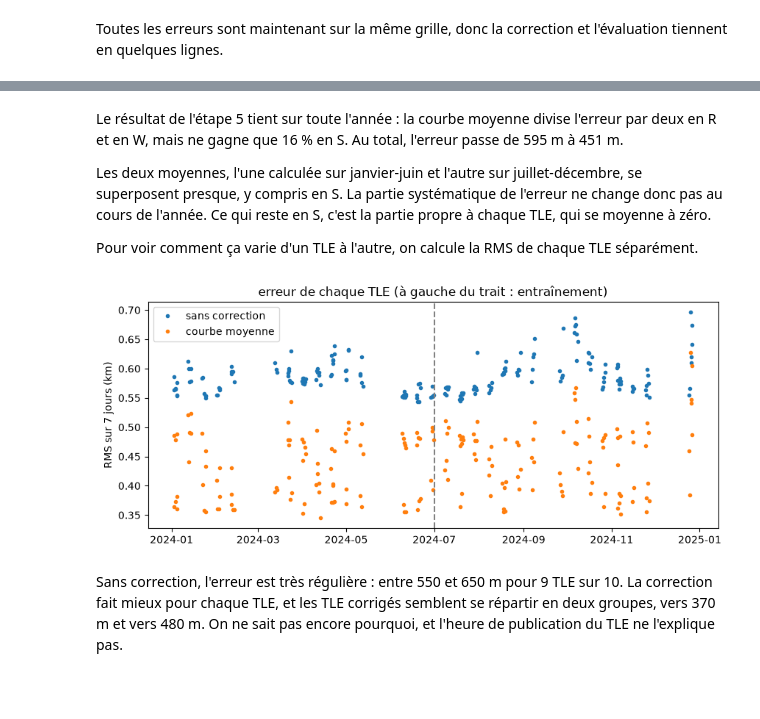
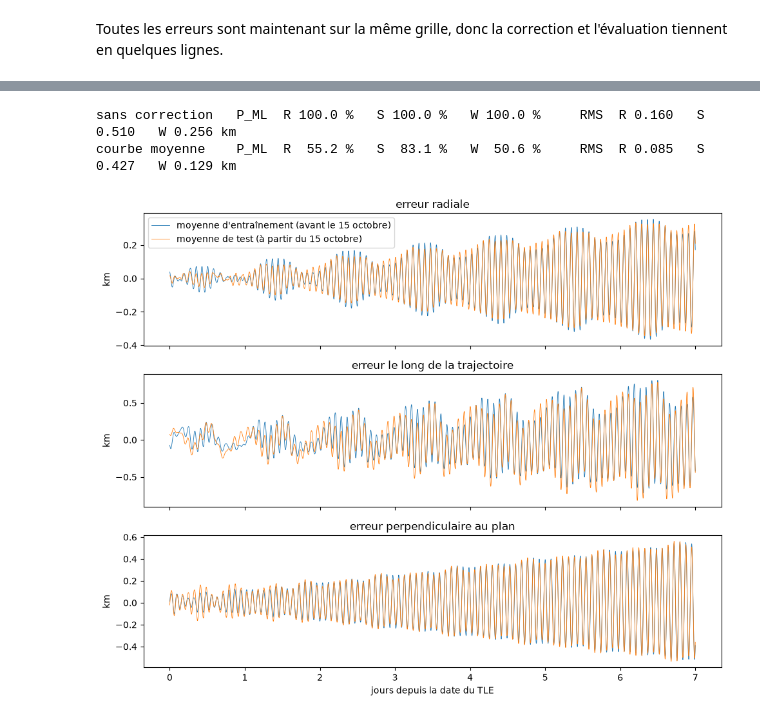
Before and after one commit to TagCopperLight/OrbitML, a Jupyter notebook: orbitml.ipynb, the cells around one changed output, grey strips where cells are left out. Saved outputs shown, nothing was run; the diff lists cells and outputs as text; code cells hidden in the pictures; blank space fills up the shorter version.

Commit message:
Premier reseau

```diff
--- a/orbitml.ipynb
+++ b/orbitml.ipynb
@@ -440,20 +517,2 @@ manœuvre, on saute ssas6a30.b24339.e24349.DG_.sp3.001.Z
 # %% [markdown]
 Toutes les erreurs sont maintenant sur la même grille, donc la correction et l'évaluation tiennent en quelques lignes.
-# %%
-mean_error = errors[train].mean(axis=0)
-
-for name, residual in (("sans correction", errors[test]), ("courbe moyenne", errors[test] - mean_error)):
-    rms = np.sqrt(np.mean(residual**2, axis=(0, 2)))
-    total = np.sqrt(np.mean(np.sum(residual**2, axis=1)))
-    print(f"{name:16}  R {rms[0]:.3f}   S {rms[1]:.3f}   W {rms[2]:.3f}   total {total:.3f} km")
-
-fig, axes = plt.subplots(3, 1, figsize=(10, 8), sharex=True)
-for ax, k, name in zip(axes, range(3), ("radiale", "le long de la trajectoire", "perpendiculaire au plan")):
-    ax.plot(grid, mean_error[k], linewidth=0.6, label="moyenne d'entraînement (janvier-juin)")
-    ax.plot(grid, errors[test].mean(axis=0)[k], linewidth=0.6, label="moyenne de test (juillet-décembre)")
-    ax.set_title(f"erreur {name}")
-    ax.set_ylabel("km")
-axes[0].legend()
-axes[-1].set_xlabel("jours depuis la date du TLE")
-fig.tight_layout()
-plt.show()
@@ -464,22 +519,22 @@ courbe moyenne    R 0.083   S 0.424   W 0.130   total 0.451 km
-# %% [markdown]
-Le résultat de l'étape 5 tient sur toute l'année : la courbe moyenne divise l'erreur par deux en R et en W, mais ne gagne que 16 % en S. Au total, l'erreur passe de 595 m à 451 m.
-
-Les deux moyennes, l'une calculée sur janvier-juin et l'autre sur juillet-décembre, se superposent presque, y compris en S. La partie systématique de l'erreur ne change donc pas au cours de l'année. Ce qui reste en S, c'est la partie propre à chaque TLE, qui se moyenne à zéro.
-
-Pour voir comment ça varie d'un TLE à l'autre, on calcule la RMS de chaque TLE séparément.
-# %%
-rms_none = np.sqrt(np.mean(np.sum(errors**2, axis=1), axis=1))
-rms_mean = np.sqrt(np.mean(np.sum((errors - mean_error) ** 2, axis=1), axis=1))
-
-plt.figure(figsize=(10, 4))
-plt.plot(tle_dates.datetime64, rms_none, ".", label="sans correction")
-plt.plot(tle_dates.datetime64, rms_mean, ".", label="courbe moyenne")
-plt.axvline(np.datetime64("2024-07-01"), color="gray", linestyle="--")
-plt.ylabel("RMS sur 7 jours (km)")
-plt.title("erreur de chaque TLE (à gauche du trait : entraînement)")
-plt.legend()
-plt.show()
-# %% [output]
-[figure, removed]
-# %% [markdown]
-Sans correction, l'erreur est très régulière : entre 550 et 650 m pour 9 TLE sur 10. La correction fait mieux pour chaque TLE, et les TLE corrigés semblent se répartir en deux groupes, vers 370 m et vers 480 m. On ne sait pas encore pourquoi, et l'heure de publication du TLE ne l'explique pas.
+# %%
+mean_error = errors[train].mean(axis=0)
+
+for name, residual in (("sans correction", errors[test]), ("courbe moyenne", errors[test] - mean_error)):
+    p = p_ml(errors[test].transpose(1, 0, 2), residual.transpose(1, 0, 2))  # composante en premier
+    rms = np.sqrt(np.mean(residual**2, axis=(0, 2)))
+    print(f"{name:16}  P_ML  R {p[0]:5.1f} %   S {p[1]:5.1f} %   W {p[2]:5.1f} %     RMS  R {rms[0]:.3f}   S {rms[1]:.3f}   W {rms[2]:.3f} km")
+
+fig, axes = plt.subplots(3, 1, figsize=(10, 8), sharex=True)
+for ax, k, name in zip(axes, range(3), ("radiale", "le long de la trajectoire", "perpendiculaire au plan")):
+    ax.plot(grid, mean_error[k], linewidth=0.6, label="moyenne d'entraînement (avant le 15 octobre)")
+    ax.plot(grid, errors[test].mean(axis=0)[k], linewidth=0.6, label="moyenne de test (à partir du 15 octobre)")
+    ax.set_title(f"erreur {name}")
+    ax.set_ylabel("km")
+axes[0].legend()
+axes[-1].set_xlabel("jours depuis la date du TLE")
+fig.tight_layout()
+plt.show()
+# %% [output]
+sans correction   P_ML  R 100.0 %   S 100.0 %   W 100.0 %     RMS  R 0.160   S 0.510   W 0.256 km
+courbe moyenne    P_ML  R  55.2 %   S  83.1 %   W  50.6 %     RMS  R 0.085   S 0.427   W 0.129 km
+[figure, added]
```
Also changed, not shown: parts of 71 cells of this notebook, 2 other files.
